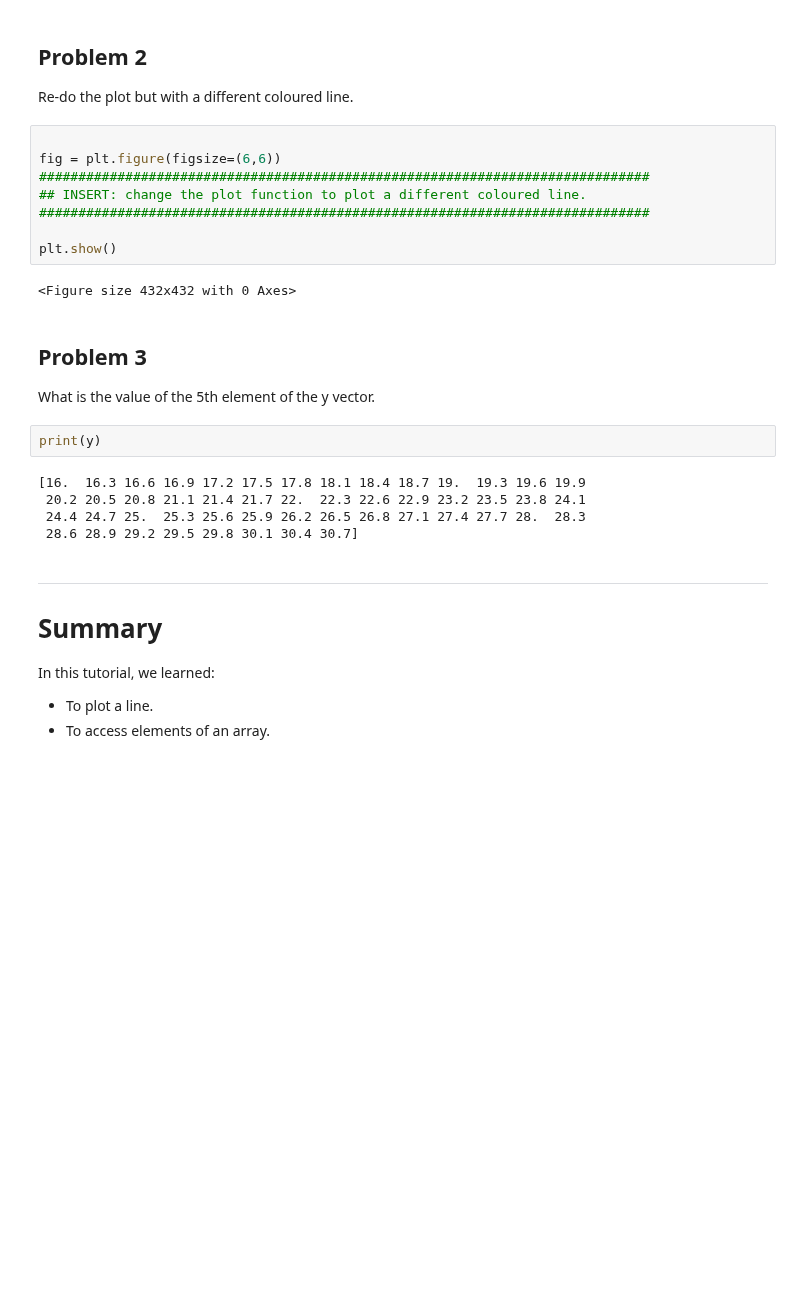
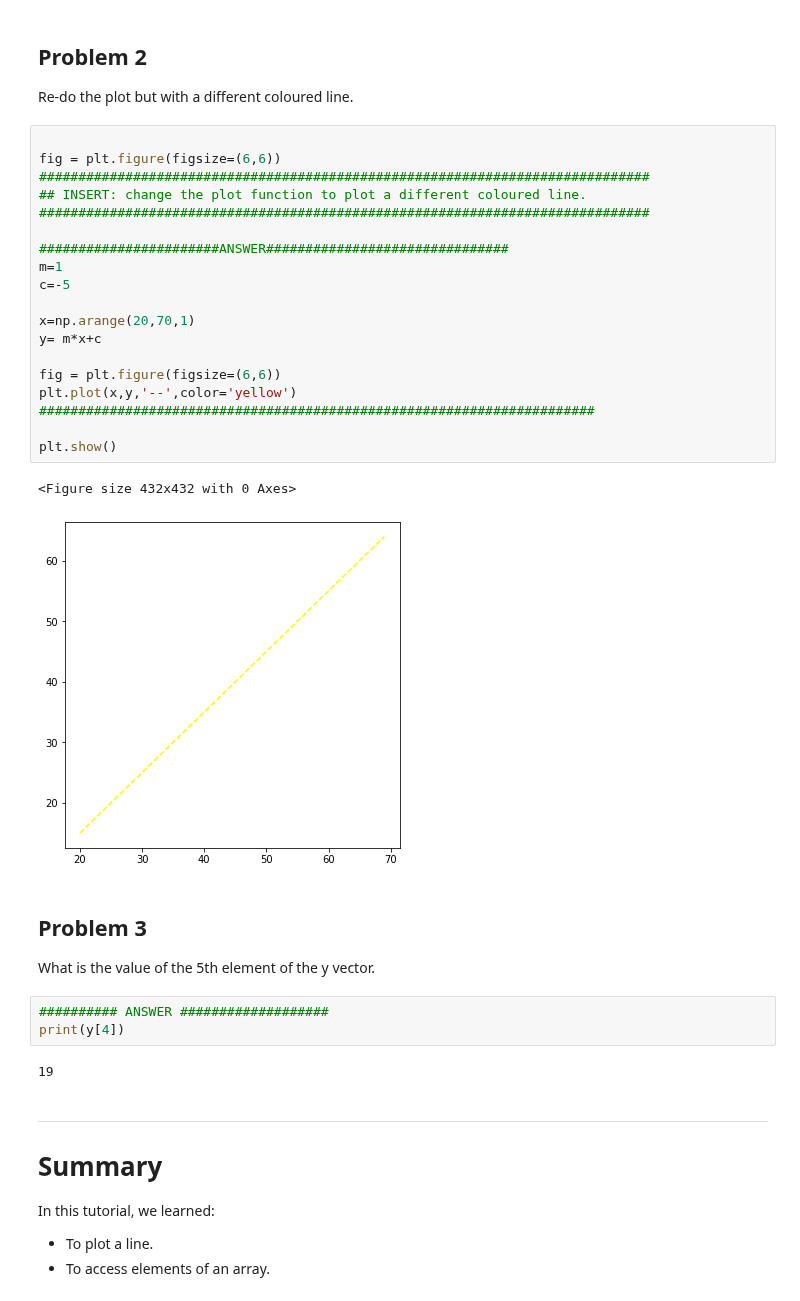
Before and after one commit to john-s-butler-dit/Basic-Introduction-to-Python, a Jupyter notebook: W1T1 The Line .ipynb, the cells around one changed output. Cells and saved outputs as stored; diff of their text form; blank space fills up the shorter version.

```diff
--- a/W1T1 The Line .ipynb
+++ b/W1T1 The Line .ipynb
@@ -85,23 +89,33 @@ Re-do the plot but with a different coloured line.
 # %%
 
 fig = plt.figure(figsize=(6,6))
 ##############################################################################
 ## INSERT: change the plot function to plot a different coloured line.
 ##############################################################################
 
+#######################ANSWER###############################
+m=1
+c=-5
+
+x=np.arange(20,70,1)
+y= m*x+c
+
+fig = plt.figure(figsize=(6,6))
+plt.plot(x,y,'--',color='yellow')
+#######################################################################
+
 plt.show()
 # %% [output]
 <Figure size 432x432 with 0 Axes>
+[figure, added]
 # %% [markdown]
 ## Problem 3
 What is the value of the 5th element of the y vector.
-# %%
-print(y)
-# %% [output]
-[16.  16.3 16.6 16.9 17.2 17.5 17.8 18.1 18.4 18.7 19.  19.3 19.6 19.9
- 20.2 20.5 20.8 21.1 21.4 21.7 22.  22.3 22.6 22.9 23.2 23.5 23.8 24.1
- 24.4 24.7 25.  25.3 25.6 25.9 26.2 26.5 26.8 27.1 27.4 27.7 28.  28.3
- 28.6 28.9 29.2 29.5 29.8 30.1 30.4 30.7]
+# %%
+########## ANSWER ###################
+print(y[4])
+# %% [output]
+19
 # %% [markdown]
 ---
 # Summary
```
Also changed, not shown: parts of 3 cells of this notebook.
